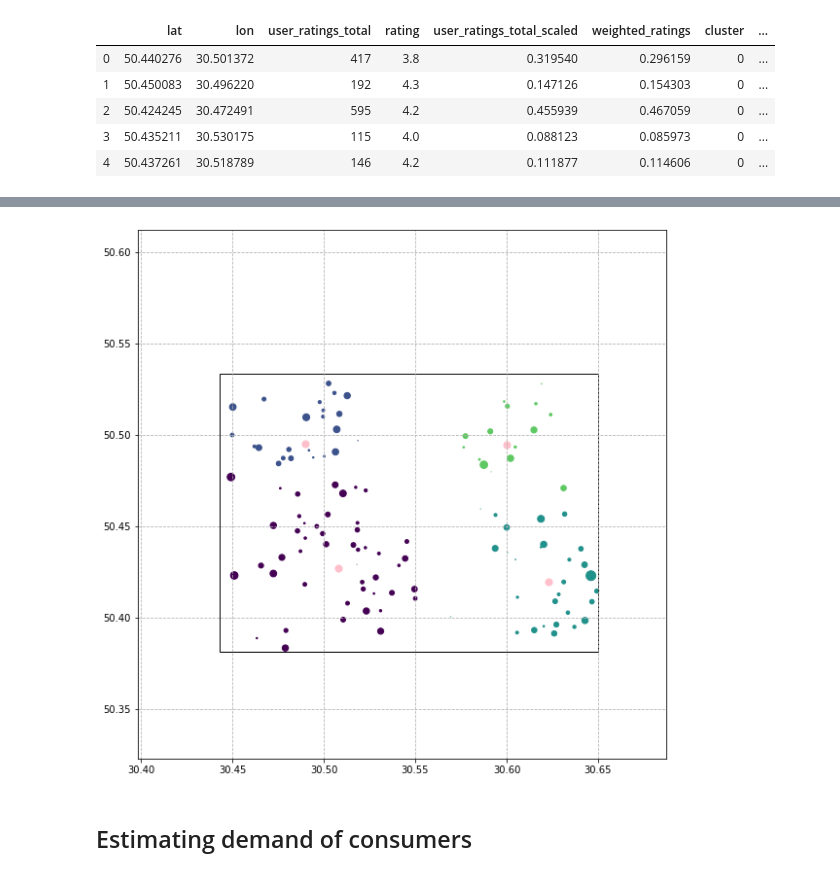
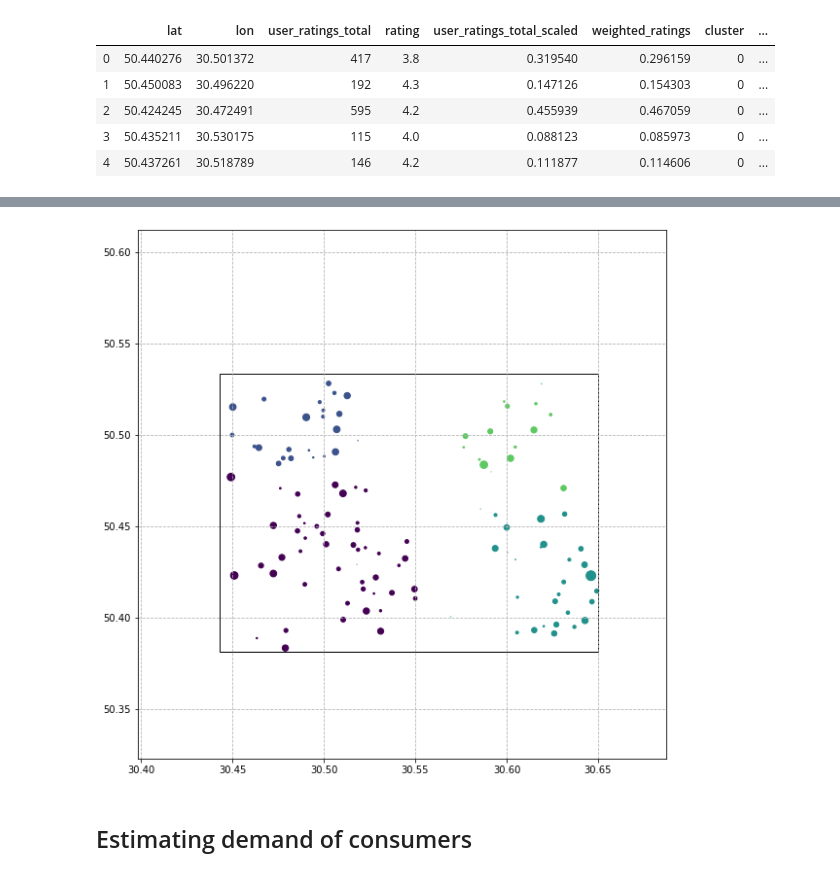
Before and after one commit to okhrimchuk/research, a Jupyter notebook: 2EVRP.ipynb, the cells around one changed output, grey strips where cells are left out. Drawn from its saved outputs; the diff is of its cells as text; code cells hidden in the pictures.

```diff
--- a/2EVRP.ipynb
+++ b/2EVRP.ipynb
@@ -908,19 +908,19 @@ fig
 # %%
 plt.figure(figsize=(20,10))
 ax = plt.gca()
 ax.cla()
 plt.grid(linestyle='--')
 plt.ylim(centers['c1'][0] - r1*1.5, centers['c1'][0] + r1*3)
 plt.xlim(centers['c1'][1] - r1*1.5, centers['c1'][1] + r1*3)
 rectangle = plt.Rectangle((bl[1], bl[0]), width = tr[1] - tl[1], height = tr[0] - br[0], fill = False, color = "black")
 ax.set_aspect(1)
 size_series = clusters_df['weighted_ratings'] * 100
 ax.scatter(clusters_df['lon'], clusters_df['lat'], s = size_series, c = clusters_df['color'])
-ax.scatter(centroids[:, 1], centroids[:, 0], c='pink', s=50)
+# ax.scatter(centroids[:, 1], centroids[:, 0], c='pink', s=50)
 ax.add_artist(rectangle)
 plt.show()
 # %% [output]
-[figure, old version]
+[figure, new version]
 # %% [markdown]
 <a name="demand"></a>
 ## Estimating demand of consumers
```
Also changed, not shown: parts of 5 cells of this notebook.
